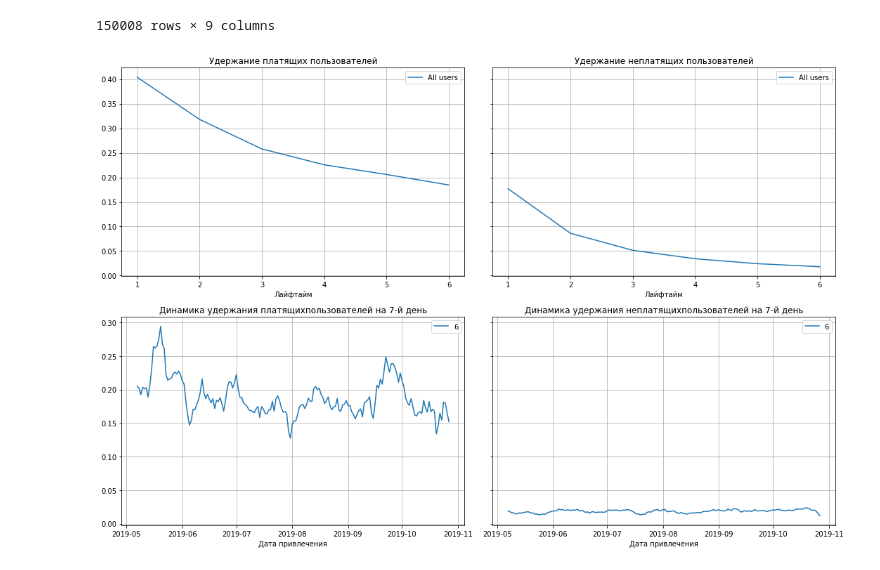
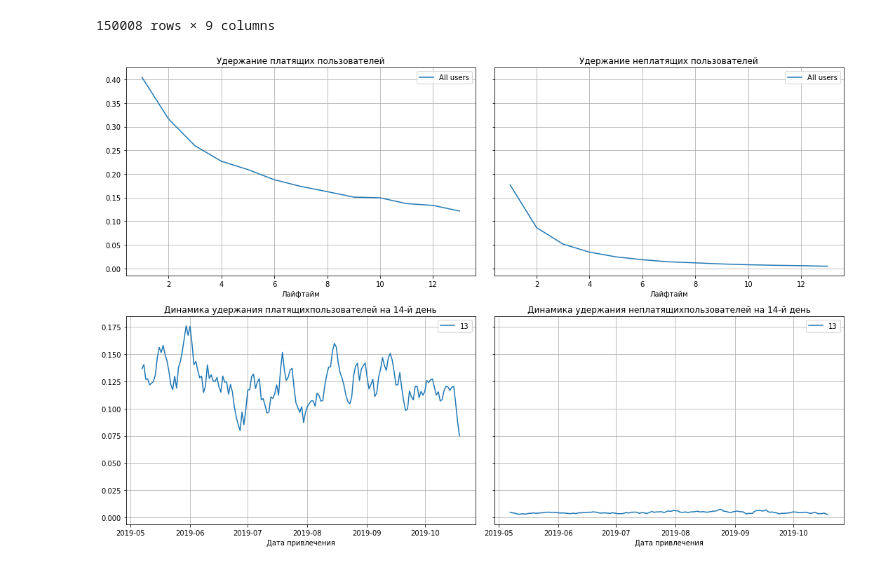
Before and after one commit to ikazman/practicum_da_projects, a Jupyter notebook: marketing_analysis/maketing_analysis.ipynb, the cells around one changed output. Saved outputs shown, nothing was run; the diff lists cells and outputs as text; code cells hidden in the pictures.

```diff
--- a/marketing_analysis/maketing_analysis.ipynb
+++ b/marketing_analysis/maketing_analysis.ipynb
@@ -18,5 +9,5 @@ from datetime import datetime
 # %%
-observation_date = datetime(2020, 1, 1).date()  # момент анализа
-horizon_days = 7  # горизонт анализа
+observation_date = datetime(2019, 11, 1).date()
+horizon_days = 14
 # %%
 profiles = calc.get_profiles()
@@ -53,8 +28,8 @@ profiles
 | 150007 | 999999563947 | 2019-10-18 19:57:25 | organic | iPhone | United States | 2019-10-18 | 2019-10-01 | False | 0.000000 |
 150008 rows × 9 columns
 # %%
-result_raw, result_grouped, result_in_time = calc.get_retention(profiles, observation_date, horizon_days)
+retention_raw, retention_grouped, retention_hist = calc.get_retention(profiles, observation_date, horizon_days)
 # %%
-calc.plot_retention(result_grouped, result_in_time, horizon_days)
+calc.plot_retention(retention_grouped, retention_hist, horizon_days)
 # %% [output]
-[figure, old version]
+[figure, new version]
```
Also changed, not shown: parts of 29 cells of this notebook, 1 other file.
